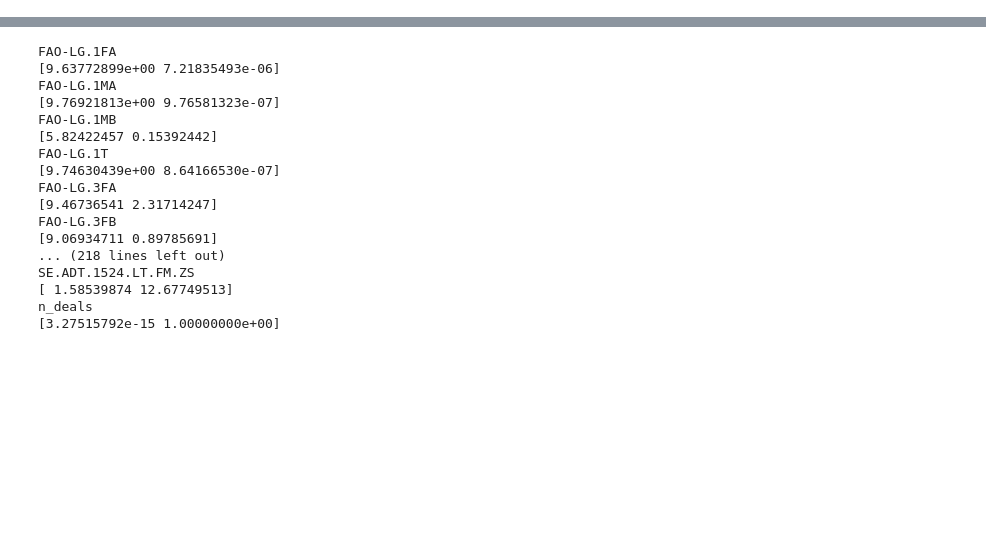
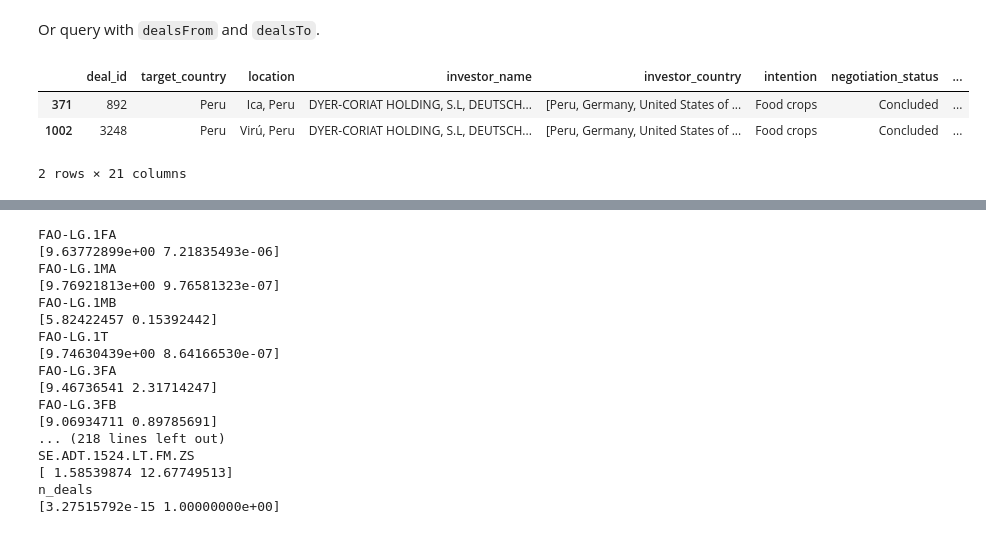
Before and after one commit to thiesgehrmann/JuSiPy_Asser, a Jupyter notebook: jusipy_usage.ipynb, the cells around one changed output, grey strips where cells are left out. Saved outputs shown, nothing was run; the diff lists cells and outputs as text; code cells hidden in the pictures; blank space fills up the shorter version.

```diff
--- a/jusipy_usage.ipynb
+++ b/jusipy_usage.ipynb
@@ -46,0 +32,9 @@ set(GR.countries) & set(LM.countries)
+# %% [markdown]
+Or query with `dealsFrom` and `dealsTo`.
+# %%
+LM.dealsFrom('DEU').dealsTo('PER')
+# %% [output]
+|  | deal_id | target_country | location | investor_name | investor_country | intention | negotiation_status | ... |
+| 371 | 892 | Peru | Ica, Peru | DYER-CORIAT HOLDING, S.L, DEUTSCH... | [Peru, Germany, United States of ... | Food crops | Concluded | ... |
+| 1002 | 3248 | Peru | Virú, Peru | DYER-CORIAT HOLDING, S.L, DEUTSCH... | [Peru, Germany, United States of ... | Food crops | Concluded | ... |
+2 rows × 21 columns
```
Also changed, not shown: parts of 59 cells of this notebook, 22 other files.
